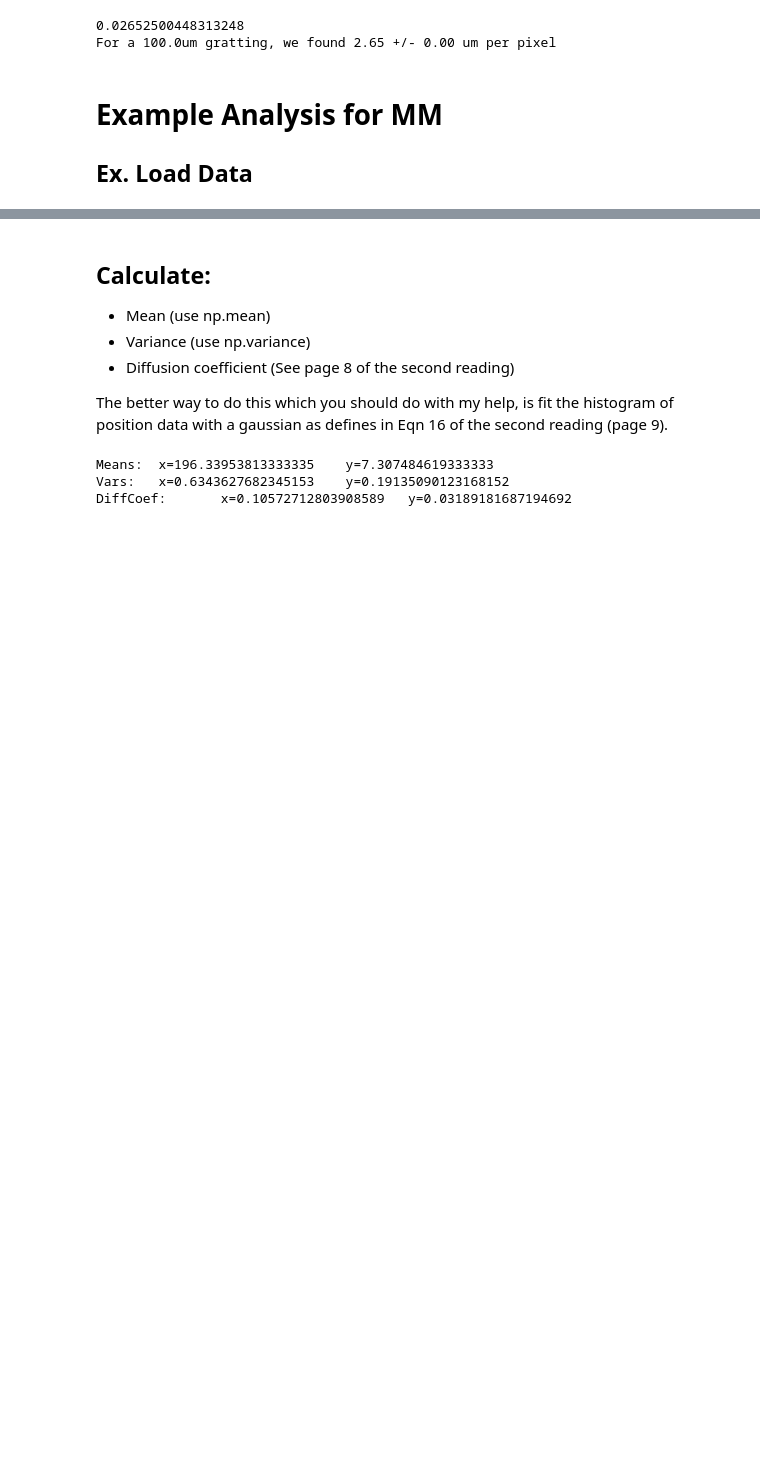
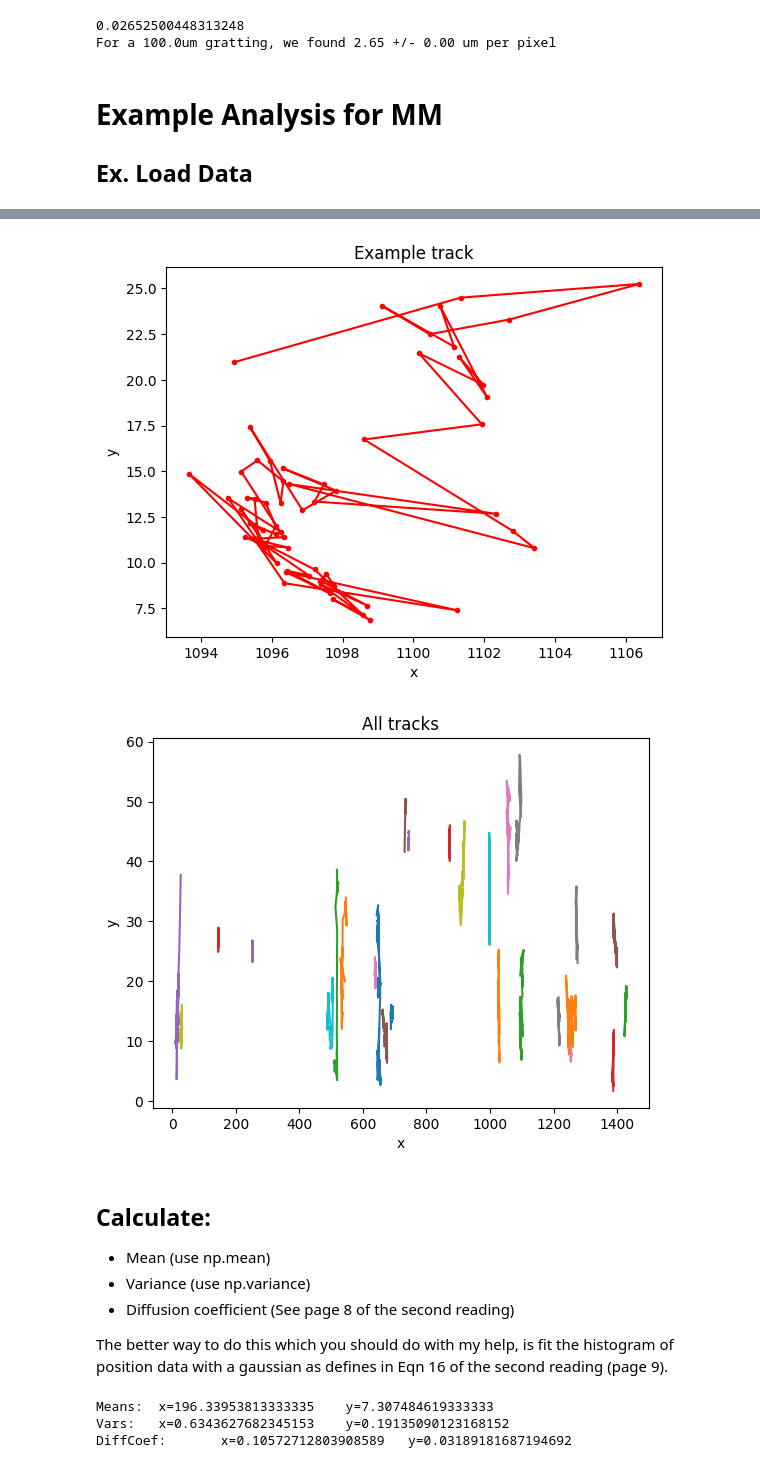
Before and after one commit to Ham0osh/phys_445, a Jupyter notebook: PHYS 332W/MM/lab_practice_analysis.ipynb, the cells around one changed output, grey strips where cells are left out. Drawn from its saved outputs; the diff is of its cells as text; code cells hidden in the pictures; blank space fills up the shorter version.

Commit message:
Get data loader working for mtracks

```diff
--- a/PHYS 332W/MM/lab_practice_analysis.ipynb
+++ b/PHYS 332W/MM/lab_practice_analysis.ipynb
@@ -133,0 +60,78 @@ Reading up to line 302, skipping last 71 lines.
+# %%
+def load_from_mtrack(filename, n_frames=60, min_points=50):
+    # get number of data points, found on line 2 in format "Track 1 of N"
+    global_header=1
+    f = True
+    i = 0
+    max_blobs = 200
+    i_blob = 0
+    track_data = {}
+    while f:
+        try:
+            data_blob = np.genfromtxt(filename, delimiter='\t', skip_header=global_header+1, max_rows=n_points)
+            header = np.genfromtxt(filename, delimiter='\t', skip_header=global_header, max_rows=1, dtype=str)
+            n_tracks = int(str(header).split(' to ')[-1])
+            # Remove indexer, summary box and Flags column
+            A=np.zeros(data_blob.shape[1]//3+1)
+            for c in range (data_blob.shape[1]//3+1):
+                A[c]=3*c
+            A = A.astype(int)
+            new_blob = np.delete(data_blob, A, axis=1)
+            i0 = i
+            # This can now be seperated into new dimension for each Xn, Yn
+            # LEts make it (track, coordinate, data)
+            shaped_data = new_blob.reshape(n_points, n_tracks, 2).transpose(1, 2, 0)
+            for t in range(n_tracks):
+                data = shaped_data[t]
+                #Check if data has at least min_points
+                if np.sum(~np.isnan(data[0,:])) > min_points:
+                    track_data[i] = data[:, ~np.isnan(data[0])]
+                    i += 1
+                else:
+                    continue  # skip
+            print(f'Loaded lines {global_header+1} and {global_header+1+n_points}')
+            print(f'== Found {n_tracks} tracks')
+            print(f'== Found {i - i0} non-empty tracks')
+            global_header += n_frames
+            # print(f'Processed blob {i_blob} of {n_tracks}')
+            if i_blob >= max_blobs:
+                f= False
+                break
+            i_blob += 1
+
+        except Exception as e:
+            # print(f'ERROR: {e}')
+            f = False
+            break
+    return track_data
+
+# Load data
+filename = 'data/onion_sample_feb25th.txt'  # has 60 frames
+filename = 'data/large_beads_feb25.txt'  # has 300 frames
+filename = 'data/onion2.txt'  # has 150 frames
+data = load_from_mtrack(filename, n_frames=60, min_points=30)  # only accept tracks with at least 30 points
+print(f"found {len(data)} tracks")
+# clean_data = clean_nans_from_data(data)
+# Data is a array of shape (n_samples, n_tracks, 2)
+# There are NaNs at the end of each track which are there to maintain proper shape
+# Important:
+# To use get a track, you do "x, y = clean_data[i]" where i is an intiger
+# ex.
+
+# Plot one track
+x0, y0 = data[2]
+plt.plot(x0, y0, 'r.-')
+plt.title("Example track")
+plt.xlabel('x')
+plt.ylabel('y')
+plt.show()
+
+# Use loop to plot all tracks
+for trackNumber in range(len(data)):
+    x, y = data[trackNumber]
+    plt.plot(x, y, '-')
+plt.title("All tracks")
+plt.xlabel('x')
+plt.ylabel('y')
+plt.show()
+# %% [output]
@@ -134,3 +142,5 @@ Reading up to line 302, skipping last 71 lines.
+[figure, added]
+[figure, added]
 # %% [markdown]
 ## Calculate:
 - Mean (use np.mean)
```
Also changed, not shown: parts of 2 cells of this notebook.
